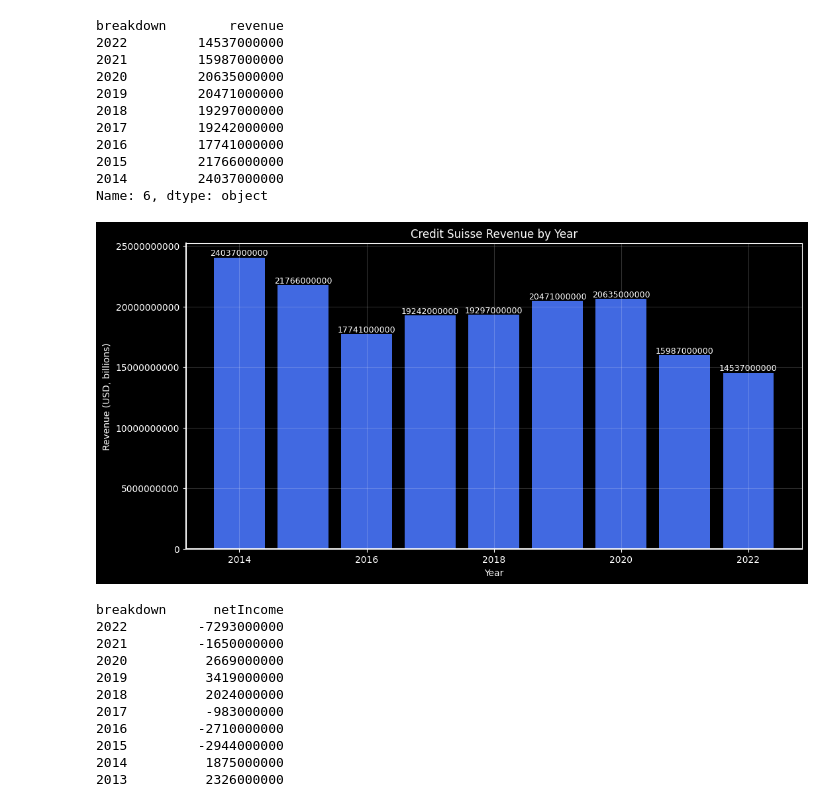
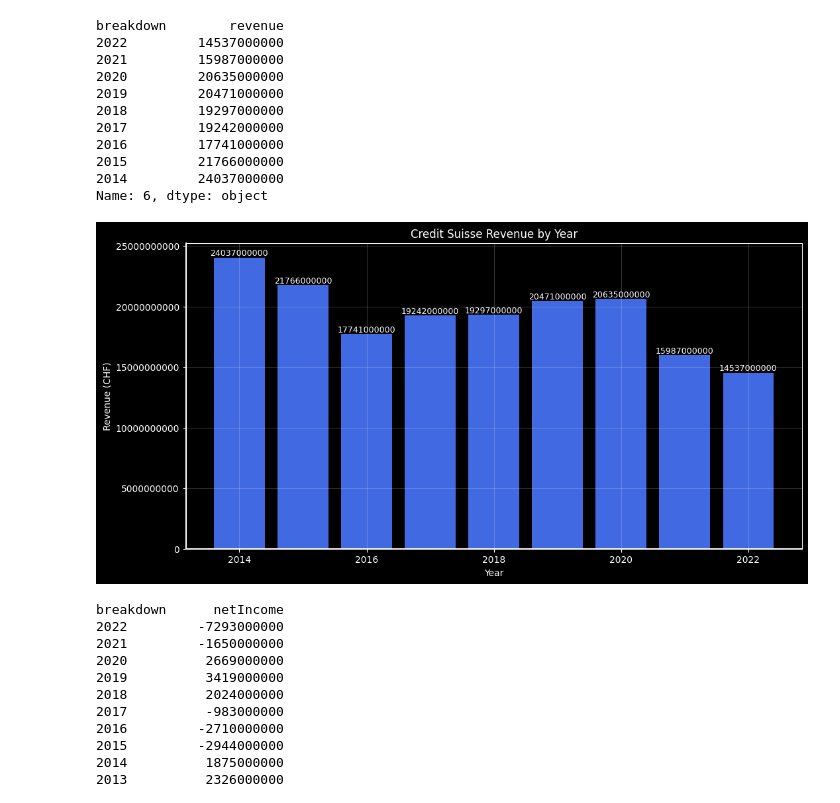
Before and after one commit to AnalyticalHarry/CreditSuisse, a Jupyter notebook: CREDIT_SUISSE_GROUP_AG_INCOME_STATEMENT.ipynb, the cells around one changed output. Cells and saved outputs as stored; diff of their text form; code cells hidden in the pictures.

```diff
--- a/CREDIT_SUISSE_GROUP_AG_INCOME_STATEMENT.ipynb
+++ b/CREDIT_SUISSE_GROUP_AG_INCOME_STATEMENT.ipynb
@@ -248,20 +248,20 @@ revenue = pd.DataFrame(revenue)
 # %%
 plt.style.use('dark_background')
 fig, ax = plt.subplots(figsize=(12, 6))
 plt.bar(year[0],revenue[0], color="royalblue")
 plt.gca().yaxis.set_major_formatter(ticker.ScalarFormatter(useMathText=False))
 plt.ticklabel_format(axis='y', style='plain')
 plt.title("Credit Suisse Revenue by Year")
 plt.xlabel("Year")
-plt.ylabel("Revenue (USD, billions)")
+plt.ylabel("Revenue (CHF)")
 for i in range(len(year)):
     plt.text(year.iloc[i], revenue.iloc[i], str(revenue.iloc[i][0]), ha='center', va='bottom', fontsize=9)
 plt.gca().spines['bottom'].set_linewidth(1.5)
 plt.gca().spines['left'].set_linewidth(1.5)
 ax.grid(color='white', alpha=0.20)
 plt.show()
 # %% [output]
-[figure, old version]
+[figure, new version]
 # %%
 data2 = credit_suisse_income_statement.loc[28]
 data2
```
Also changed, not shown: parts of 5 cells of this notebook.
